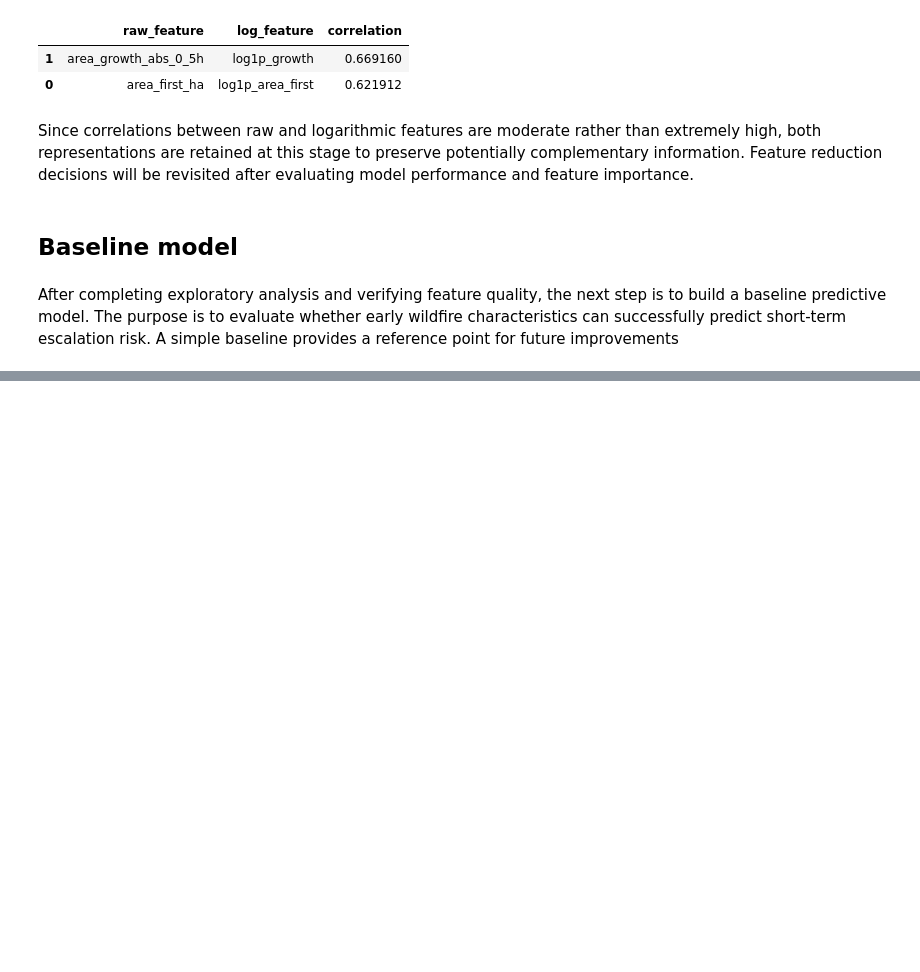
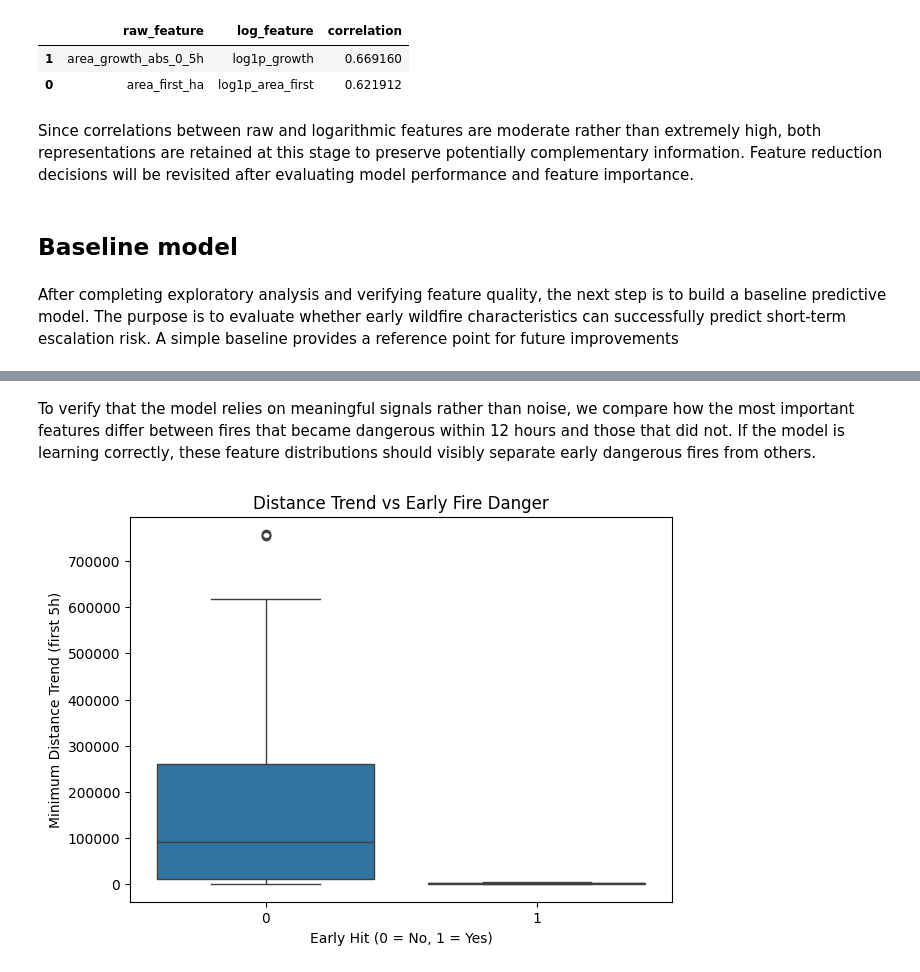
Before and after one commit to kholostovamk/KaggleCompetitionFires, a Jupyter notebook: notebook68a9156674.ipynb, the cells around one changed output, grey strips where cells are left out. Cells and saved outputs as stored; diff of their text form; code cells hidden in the pictures; blank space fills up the shorter version.

```diff
--- a/notebook68a9156674.ipynb
+++ b/notebook68a9156674.ipynb
@@ -592,0 +612,27 @@ After completing exploratory analysis and verifying feature quality, the next st
+# %%
+# target
+train["hit_12h"] = (
+    (train["event"] == 1) &
+    (train["time_to_hit_hours"] <= 12)
+).astype(int)
+
+y = train["hit_12h"]
+
+# leakage + non-features to remove
+cols_to_remove = [
+    "event_id",
+    "time_to_hit_hours",
+    "event",
+    "hit_12h",
+    "hit_24h",
+    "hit_48h",
+    "hit_72h",
+    "early_hit_12h"
+]
+
+cols_to_remove = [c for c in cols_to_remove if c in train.columns]
+
+X = train.drop(columns=cols_to_remove)
+
+print("Removed:", cols_to_remove)
+print("X shape:", X.shape)
@@ -592,0 +733,17 @@ After completing exploratory analysis and verifying feature quality, the next st
+# %% [markdown]
+To verify that the model relies on meaningful signals rather than noise, we compare how the most important features differ between fires that became dangerous within 12 hours and those that did not. If the model is learning correctly, these feature distributions should visibly separate early dangerous fires from others.
+# %%
+plt.figure(figsize=(7,5))
+
+sns.boxplot(
+    x=train["hit_12h"],
+    y=train["dist_min_ci_0_5h"]
+)
+
+plt.xlabel("Early Hit (0 = No, 1 = Yes)")
+plt.ylabel("Minimum Distance Trend (first 5h)")
+plt.title("Distance Trend vs Early Fire Danger")
+
+plt.show()
+# %% [output]
+[figure, added]
```
Also changed, not shown: parts of 24 cells of this notebook.
